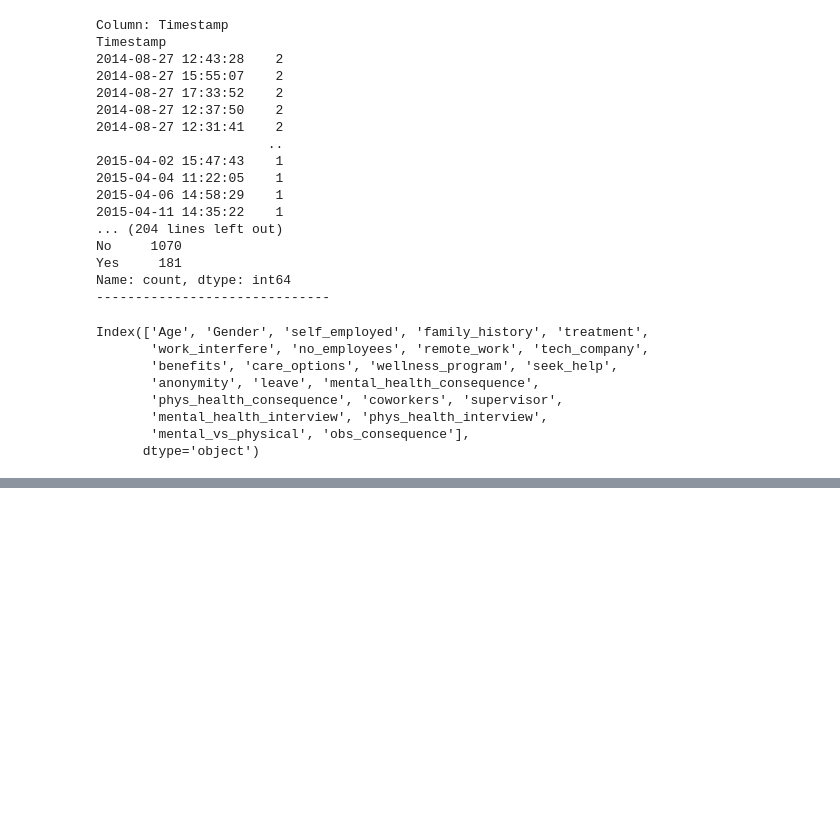
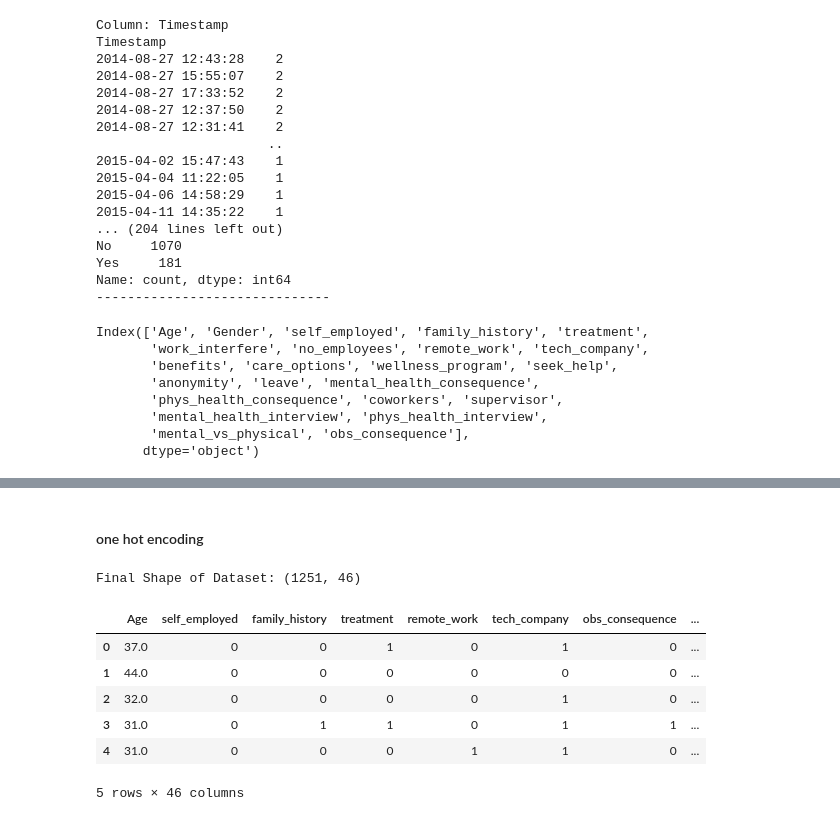
Before and after one commit to Aswathy-Nair-MP/Mental-health-tech-prediction, a Jupyter notebook: mental-health-tech-prediction.ipynb, the cells around one changed output, grey strips where cells are left out. Drawn from its saved outputs; the diff is of its cells as text; code cells hidden in the pictures; blank space fills up the shorter version.

Commit message:
Applied Label Encoding and One-Hot Encoding on mental health dataset

```diff
--- a/mental-health-tech-prediction.ipynb
+++ b/mental-health-tech-prediction.ipynb
@@ -352,0 +355,9 @@ Index(['Age', 'Gender', 'self_employed', 'family_history', 'treatment',
+# %%
+import pandas as pd
+from sklearn.preprocessing import LabelEncoder
+#binary columns->label encoding
+label_encoder = LabelEncoder()
+binary_cols = ['self_employed','family_history','treatment','remote_work','tech_company','obs_consequence']
+
+for col in binary_cols:
+    df[col] = label_encoder.fit_transform(df[col])
@@ -352,0 +385,20 @@ Index(['Age', 'Gender', 'self_employed', 'family_history', 'treatment',
+# %% [markdown]
+#### one hot encoding
+# %%
+multi_cols = ['Gender', 'work_interfere', 'no_employees', 'benefits', 'care_options', 'wellness_program', 'seek_help', 'anonymity', 'leave',
+              'mental_health_consequence', 'phys_health_consequence', 'coworkers', 'supervisor', 'mental_health_interview',
+              'phys_health_interview', 'mental_vs_physical']
+
+df = pd.get_dummies(df, columns=multi_cols, drop_first=True)
+# %%
+print("Final Shape of Dataset:", df.shape)
+df.head()
+# %% [output]
+Final Shape of Dataset: (1251, 46)
+|  | Age | self_employed | family_history | treatment | remote_work | tech_company | obs_consequence | ... |
+| 0 | 37.0 | 0 | 0 | 1 | 0 | 1 | 0 | ... |
+| 1 | 44.0 | 0 | 0 | 0 | 0 | 0 | 0 | ... |
+| 2 | 32.0 | 0 | 0 | 0 | 0 | 1 | 0 | ... |
+| 3 | 31.0 | 0 | 1 | 1 | 0 | 1 | 1 | ... |
+| 4 | 31.0 | 0 | 0 | 0 | 1 | 1 | 0 | ... |
+5 rows × 46 columns
```
Also changed, not shown: parts of 2 cells of this notebook.
